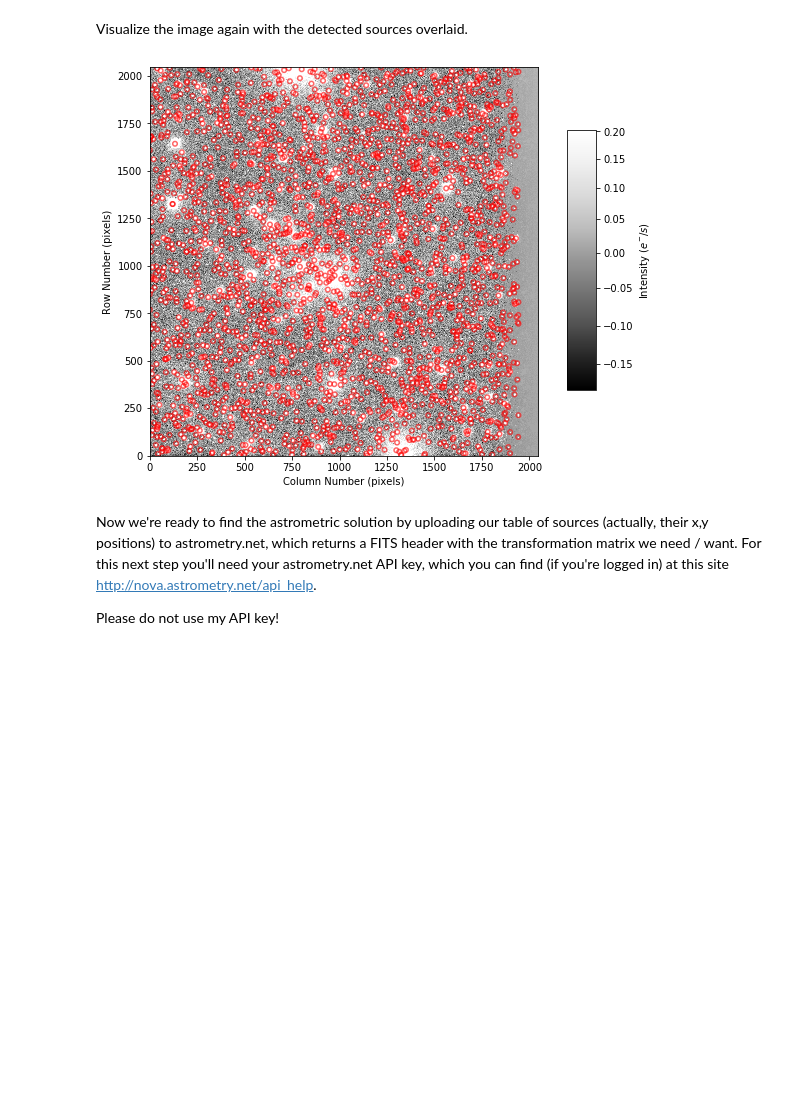
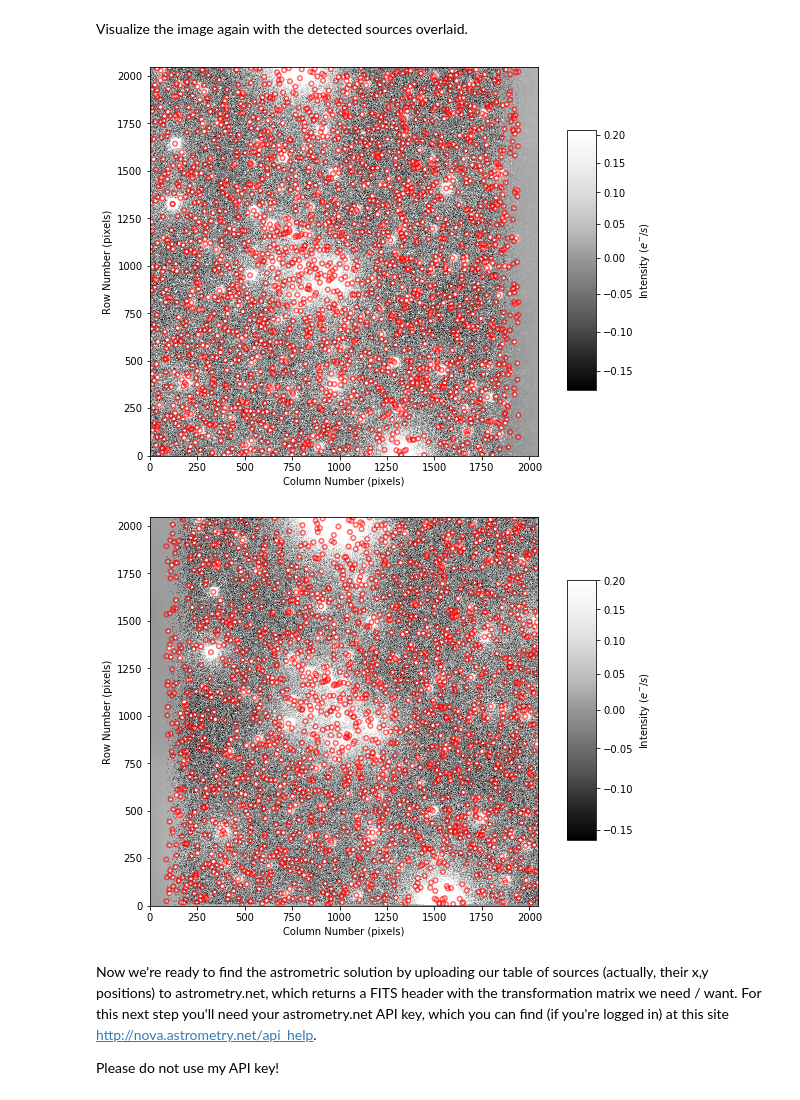
Before and after one commit to annadavidson/astr596_annadavidson_obsproject, a Jupyter notebook: reduction_part4_student.ipynb, the cells around one changed output. Drawn from its saved outputs; the diff is of its cells as text; code cells hidden in the pictures; blank space fills up the shorter version.

```diff
--- a/reduction_part4_student.ipynb
+++ b/reduction_part4_student.ipynb
@@ -268,7 +270,11 @@ def find_stars(image, imgfile, fwhm=3.0, nsigma=3, sigma=None,
     return srcs
 # %%
 #***********
-srcs = find_stars(img_ngc7296_V_nosky, imgfile_ngc7296_V, sigma=bkg.background_rms_median, nsigma=5,
-                  verbose=True, overwrite=False)
-srcs
+srcs_V = find_stars(img_ngc7296_V_nosky, imgfile_ngc7296_V, sigma=bkg_V.background_rms_median, nsigma=5,
+                  verbose=True, overwrite=True)
+srcs_V
+
+srcs_B = find_stars(img_ngc7296_B_nosky, imgfile_ngc7296_B, sigma=bkg_B.background_rms_median, nsigma=5,
+                  verbose=True, overwrite=True)
+srcs_B
 # %% [output]
@@ -296,9 +305,11 @@ Table length=2468
 Visualize the image again with the detected sources overlaid.
 # %%
 #***********
-display_image(img_ngc7296_V_nosky, srcs=srcs, calibrated=True)
+display_image(img_ngc7296_V_nosky, srcs=srcs_V, calibrated=True)
+display_image(img_ngc7296_B_nosky, srcs=srcs_B, calibrated=True)
 # %% [output]
-[figure, old version]
+[figure, new version]
+[figure, added]
 # %% [markdown]
 Now we're ready to find the astrometric solution by uploading our table of sources (actually, their x,y positions) to astrometry.net, which returns a FITS header with the transformation matrix we need / want. For this next step you'll need your astrometry.net API key, which you can find (if you're logged in) at this site http://nova.astrometry.net/api_help.
 
```
Also changed, not shown: parts of 6 cells of this notebook.
